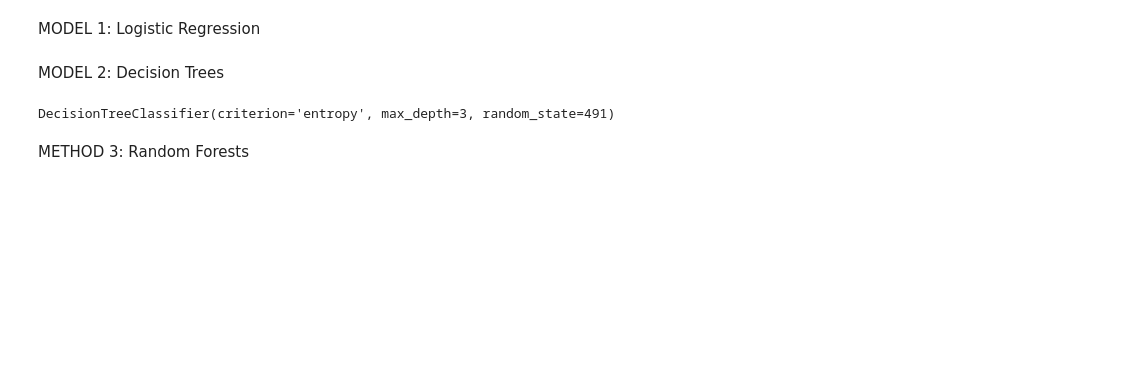
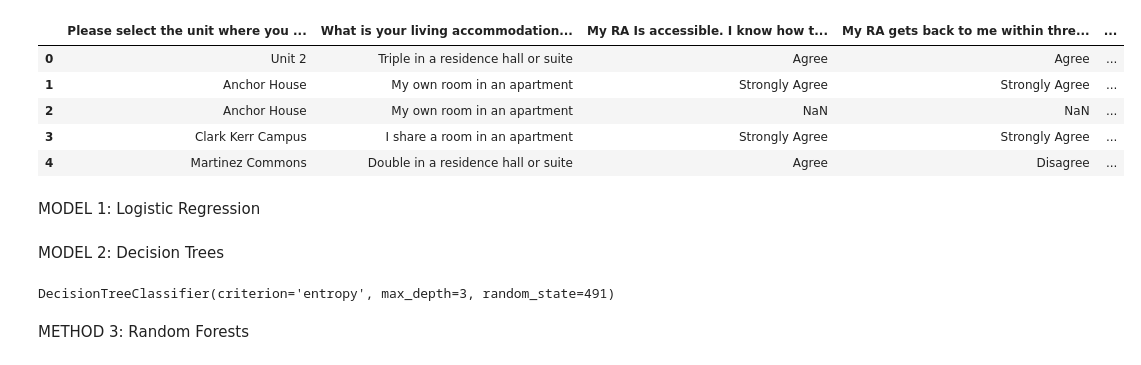
Before and after one commit to MatthewJ321/student-retention-model, a Jupyter notebook: project_notebook.ipynb, the cells around one changed output. Drawn from its saved outputs; the diff is of its cells as text; code cells hidden in the pictures; blank space fills up the shorter version.

```diff
--- a/project_notebook.ipynb
+++ b/project_notebook.ipynb
@@ -18,16 +18,23 @@ pd.set_option('future.no_silent_downcasting', True)
 # %%
 ug = pd.read_csv("raw data.csv")
 #only select features we want
 ug = ug.iloc[:,[
   1,       # B
   3,       # D
   44, 45, 46, 47, 48,                 # AS - AW
   50, 51, 52, 53, 54, 55,            # AY - BD
   85,                                # CH
   92, 93, 94, 95, 96, 97, 98, 99,    # CO - CV
   109                                # DF
 ]]
-#ug.head()  <----- commenting out to hide output
+ug.head() # <----- commenting out to hide output
+# %% [output]
+|  | Please select the unit where you ... | What is your living accommodation... | My RA Is accessible. I know how t... | My RA gets back to me within thre... | ... |
+| 0 | Unit 2 | Triple in a residence hall or suite | Agree | Agree | ... |
+| 1 | Anchor House | My own room in an apartment | Strongly Agree | Strongly Agree | ... |
+| 2 | Anchor House | My own room in an apartment | NaN | NaN | ... |
+| 3 | Clark Kerr Campus | I share a room in an apartment | Strongly Agree | Strongly Agree | ... |
+| 4 | Martinez Commons | Double in a residence hall or suite | Agree | Disagree | ... |
 # %%
 #checking missing values
 missing_counts = ug.isna().sum()
```
Also changed, not shown: parts of 4 cells of this notebook.
